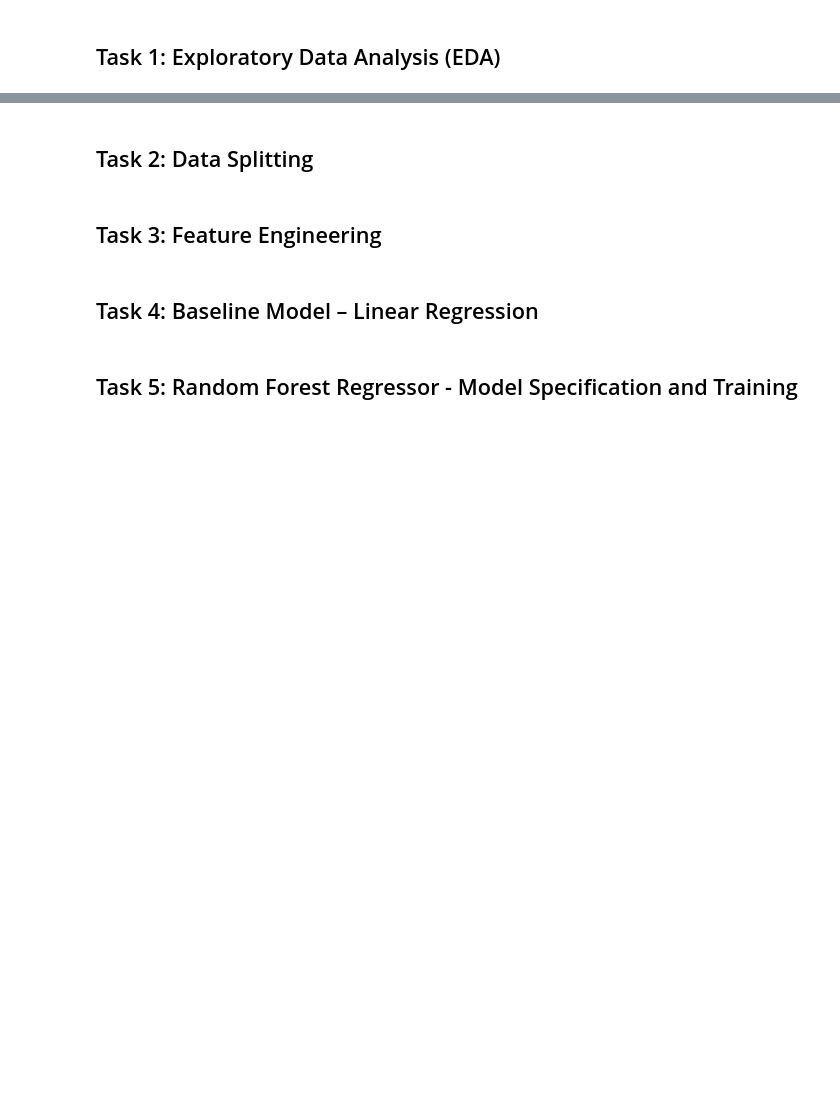
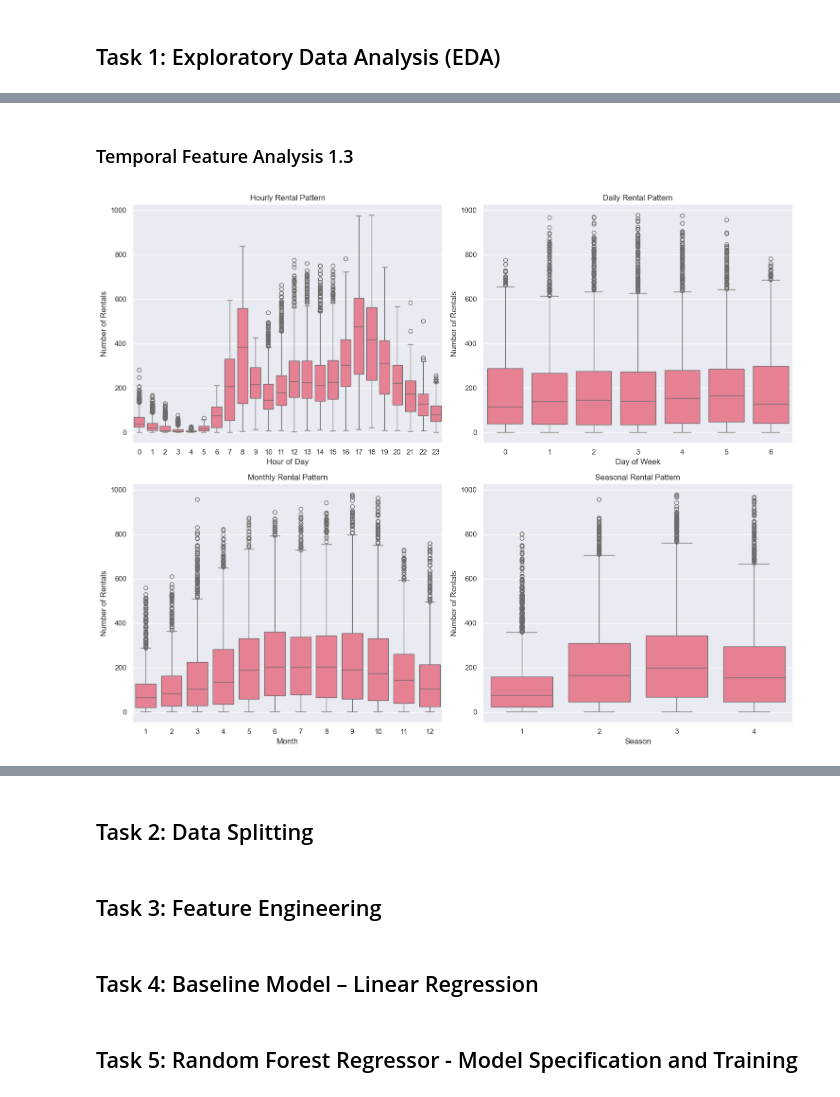
Before and after one commit to Soimanul/ML-fundamentals-2025, a Jupyter notebook: assignment_2_Vlad_Soimu[Soimu].ipynb, the cells around one changed output, grey strips where cells are left out. Cells and saved outputs as stored; diff of their text form; code cells hidden in the pictures; blank space fills up the shorter version.

```diff
--- a/assignment_2_Vlad_Soimu[Soimu].ipynb
+++ b/assignment_2_Vlad_Soimu[Soimu].ipynb
@@ -6,0 +73,32 @@
+# %% [markdown]
+### Temporal Feature Analysis 1.3
+# %%
+fig, axes = plt.subplots(2, 2, figsize=(15, 12))
+
+# Hourly pattern
+sns.boxplot(data=df, x='hr', y='cnt', ax=axes[0,0])
+axes[0,0].set_title('Hourly Rental Pattern')
+axes[0,0].set_xlabel('Hour of Day')
+axes[0,0].set_ylabel('Number of Rentals')
+
+# Daily pattern
+sns.boxplot(data=df, x='weekday', y='cnt', ax=axes[0,1])
+axes[0,1].set_title('Daily Rental Pattern')
+axes[0,1].set_xlabel('Day of Week')
+axes[0,1].set_ylabel('Number of Rentals')
+
+# Monthly pattern
+sns.boxplot(data=df, x='mnth', y='cnt', ax=axes[1,0])
+axes[1,0].set_title('Monthly Rental Pattern')
+axes[1,0].set_xlabel('Month')
+axes[1,0].set_ylabel('Number of Rentals')
+
+# Seasonal pattern
+sns.boxplot(data=df, x='season', y='cnt', ax=axes[1,1])
+axes[1,1].set_title('Seasonal Rental Pattern')
+axes[1,1].set_xlabel('Season')
+axes[1,1].set_ylabel('Number of Rentals')
+plt.tight_layout()
+plt.show()
+# %% [output]
+[figure, added]
```
Also changed, not shown: parts of 21 cells of this notebook.
